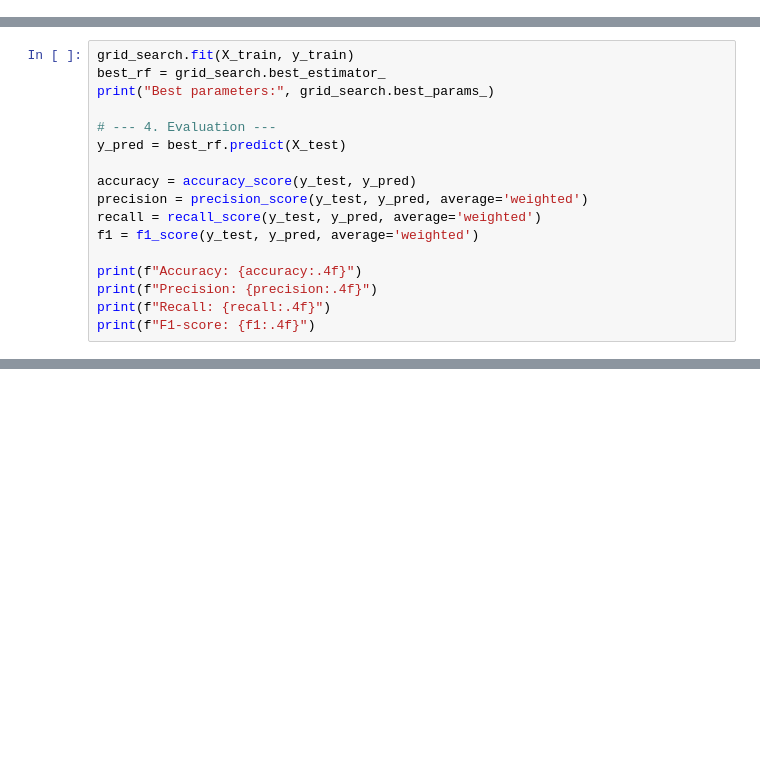
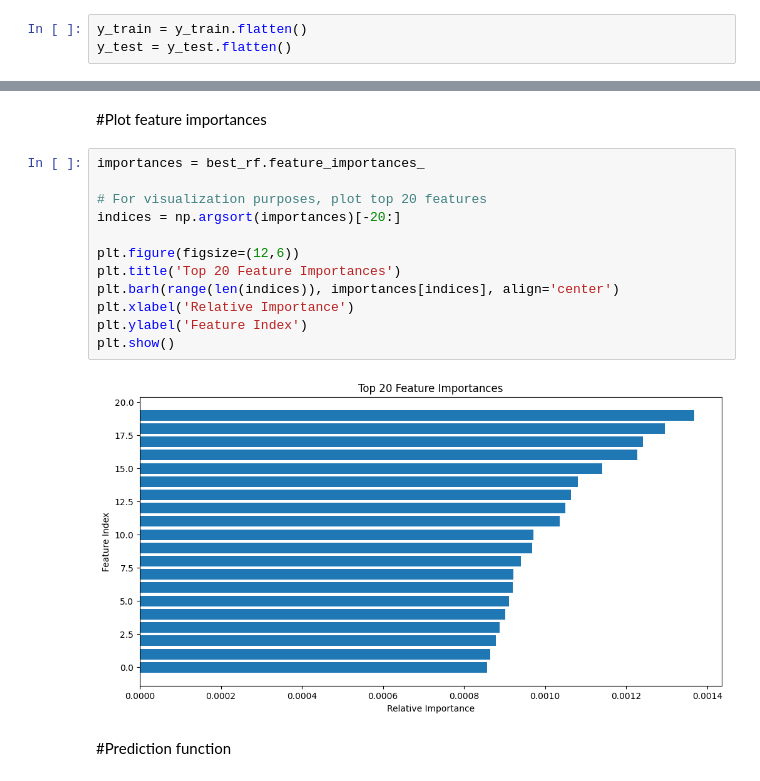
Before and after one commit to Snehaannazac/colab-git-demo-sanna, a Jupyter notebook: Assignment_11.ipynb, the cells around one changed output, grey strips where cells are left out. Drawn from its saved outputs; the diff is of its cells as text; blank space fills up the shorter version.

```diff
--- a/Assignment_11.ipynb
+++ b/Assignment_11.ipynb
@@ -34,0 +32,3 @@ X_train, X_test, y_train, y_test = train_test_split(
+# %%
+y_train = y_train.flatten()
+y_test = y_test.flatten()
@@ -51,19 +57,2 @@ grid_search = GridSearchCV(
     verbose=2
 )
-# %%
-grid_search.fit(X_train, y_train)
-best_rf = grid_search.best_estimator_
-print("Best parameters:", grid_search.best_params_)
-
-# --- 4. Evaluation ---
-y_pred = best_rf.predict(X_test)
-
-accuracy = accuracy_score(y_test, y_pred)
-precision = precision_score(y_test, y_pred, average='weighted')
-recall = recall_score(y_test, y_pred, average='weighted')
-f1 = f1_score(y_test, y_pred, average='weighted')
-
-print(f"Accuracy: {accuracy:.4f}")
-print(f"Precision: {precision:.4f}")
-print(f"Recall: {recall:.4f}")
-print(f"F1-score: {f1:.4f}")
@@ -158,0 +156,18 @@ weighted avg       0.99      0.99      0.99       360
+# %% [markdown]
+#Plot feature importances
+# %%
+importances = best_rf.feature_importances_
+
+# For visualization purposes, plot top 20 features
+indices = np.argsort(importances)[-20:]
+
+plt.figure(figsize=(12,6))
+plt.title('Top 20 Feature Importances')
+plt.barh(range(len(indices)), importances[indices], align='center')
+plt.xlabel('Relative Importance')
+plt.ylabel('Feature Index')
+plt.show()
+# %% [output]
+[figure, added]
+# %% [markdown]
+#Prediction function
```
Also changed, not shown: parts of 33 cells of this notebook.
